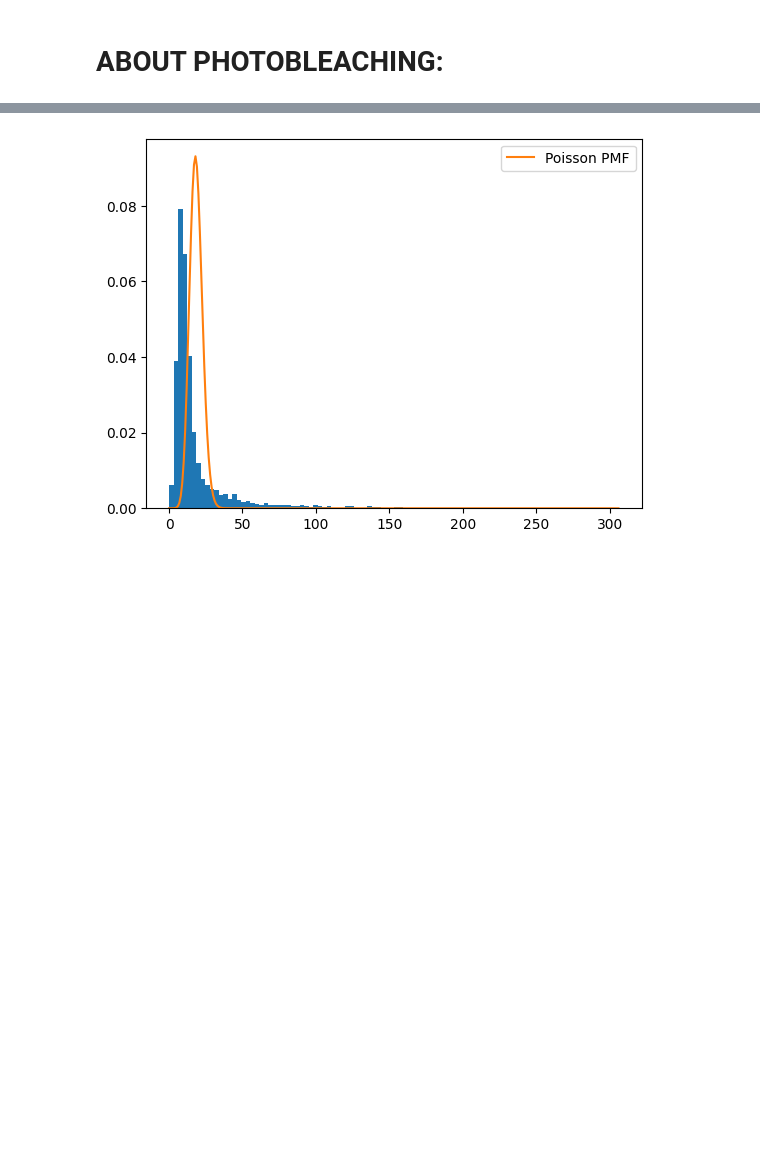
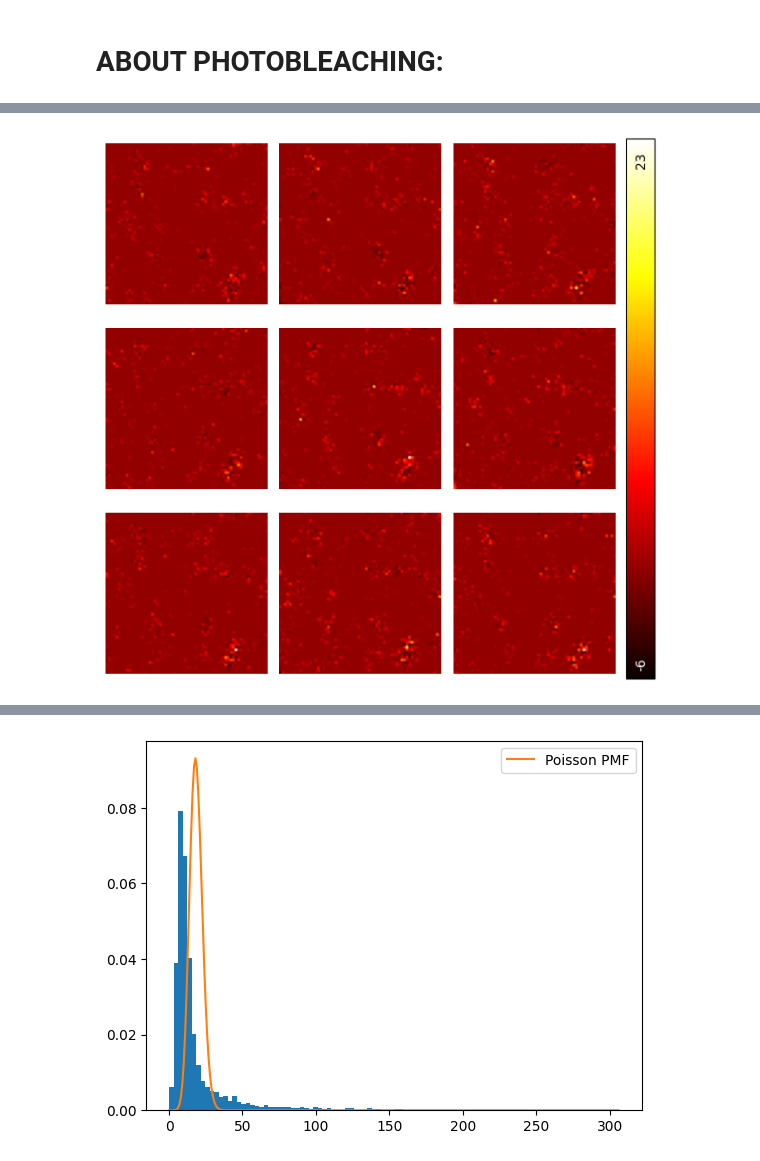
Before and after one commit to CarminatiGiovanni/tesi, a Jupyter notebook: analisi.ipynb, the cells around one changed output, grey strips where cells are left out. Drawn from its saved outputs; the diff is of its cells as text; code cells hidden in the pictures; blank space fills up the shorter version.

```diff
--- a/analisi.ipynb
+++ b/analisi.ipynb
@@ -8,6 +8,8 @@ import matplotlib.pyplot as plt
 import os
 import cv2
 import tifffile as tiff
+
+import brighteyes_ism.analysis.APR_lib as apr
 # from PIL import Image
 import h5py
 from scipy.optimize import curve_fit
@@ -23,14 +25,14 @@ from os import path
 import plotly.express as px
 from time import time
 
-file = 'Qdots_770nm_34mW_FOV4um_64x64_100rip_1msPixel_ROI8'
+file = 'Qdots_770nm_34mW_FOV5um_64x64_60rip_2msPixel_ROI6'
 
 # Qdots_37mW_FOV5um_64x64_100rip_5msPixel # fototubo?
-# Qdots_770nm_34mW_FOV4um_64x64_100rip_1msPixel_ROI8
-# Qdots_770nm_34mW_FOV3um_32x32_50rip_5msPixel_ROI7
-# Qdots_770nm_34mW_FOV5um_64x64_30rip_5msPixel_ROI5
-# Qdots_770nm_34mW_FOV5um_64x64_50rip_5msPixel_ROI4
-# Qdots_770nm_34mW_FOV5um_64x64_60rip_2msPixel_ROI6
+# Qdots_770nm_34mW_FOV4um_64x64_100rip_1msPixel_ROI8 # 100μs
+# Qdots_770nm_34mW_FOV3um_32x32_50rip_5msPixel_ROI7  # 100μs
+# Qdots_770nm_34mW_FOV5um_64x64_30rip_5msPixel_ROI5  # 100μs
+# Qdots_770nm_34mW_FOV5um_64x64_50rip_5msPixel_ROI4  # 100μs
+# Qdots_770nm_34mW_FOV5um_64x64_60rip_2msPixel_ROI6  # 100μs
 
 ####################################################################################
 ################################################## INPUT SECTION:
@@ -47,6 +49,7 @@ dir = os.getcwd()
 filename = path.join(dir,'images','2025 07 07-08 Qdots',file) # input
 savename = path.join(dir,'images','output',file) # output
 savenameSOFI = path.join(dir,'images','output','SOFI',file)
+savenameTEST = path.join(dir,'images','output','TEST')
 
 timeSwitch = True #True if i saved the timetraces
 spadFormat=7
@@ -279,0 +184,67 @@ Data format (z,rep,y,x,t,ch) (1, 100, 64, 64, 10, 49)
+# %%
+# SOFISIM D1
+
+def batched_fft_correlate(sig1, sig2):
+        """
+        sig1, sig2: shape (ny, nx, nt)
+        Returns correlation with shape (ny, nx, nt)
+        mode='same' behavior
+        """
+        ny, nx, nt = sig1.shape
+        # FFT length for 'same' mode
+        nfft = nt
+        f1 = np.fft.fft(sig1.reshape(-1, nt), n=nfft, axis=1)
+        f2 = np.fft.fft(sig2.reshape(-1, nt), n=nfft, axis=1)
+        corr = np.fft.ifft(f1 * np.conj(f2), axis=1).real
+        # Shift so that center aligns like mode='same'
+        corr = np.fft.fftshift(corr, axes=1)
+        return corr.reshape(ny, nx, nt)
+
+print('working on SOFISM d1... ')
+start = time()
+d1=np.asarray([data[0,:,:,:,:,i] for i in index1], dtype='float') # (z,rep,y,x,t,ch) -> (ch,rep,y,x,t)
+d1=np.transpose(d1,(2,3,4,1,0)) # (ch,rep,y,x,t) -> (y,x,t,rep,ch)
+
+d1 = d1.reshape(d1.shape[0],d1.shape[1],d1.shape[2]*d1.shape[3],d1.shape[4]) # (y,x,t,rep,ch) ->  (y,x,t*rep,ch)
+
+ny, nx, nt, nch = d1.shape
+imgN = int(nch * (nch - 1) / 2)
+print('dataset D1 shape: ',d1.shape)
+
+SOFISM_CORRELATION_0_d1 = np.zeros((ny, nx, imgN), dtype=np.int16)
+
+    # Precompute mean-subtracted signals for all channels
+d1_centered = d1 - d1.mean(axis=2, keepdims=True)
+
+chindex=-1
+
+import scipy as sc
+
+for ch1 in range(nch):
+    sig1 = d1_centered[:, :, :, ch1]  # shape (ny, nx, nt)
+    for ch2 in range(ch1 + 1, nch, 1):
+        chindex += 1
+        print(chindex, end=' ')
+        sig2 = d1_centered[:, :, :, ch2]
+        # corr = batched_fft_correlate(sig1, sig2)
+        SOFISM_CORRELATION_0_d1[:, :, chindex] = batched_fft_correlate(sig1, sig2)[:,:,0]  # take only the first time point
+
+usf = 10  # upsampling factor = subpixel precision
+ref_d1 = 5 #  5+4
+
+shift_vec_D1, SOFISM_D1_CH = apr.APR( SOFISM_CORRELATION_0_d1, usf, ref_d1, filter_sigma=1, pxsize = pxsizex*1000) #pxsize in nm
+SOFISM_D1 = SOFISM_D1_CH.sum(axis=2)
+
+end = time()
+TIME_SOFISM_D1 = end - start
+
+print('\ndone SOFISM D1: ' + str(int(TIME_SOFISM_D1/60)) + 'm' + str(int(TIME_SOFISM_D1%60)) + 's')
+fig_1 = gra.ShowDataset(SOFISM_CORRELATION_0_d1,normalize = True, colorbar=True) # SHOW 49 images
+
+del SOFISM_D1_CH, shift_vec_D1 # SOFISM_CORRELATION_0_d1
+
+tiff.imwrite(savenameTEST + '\\SOFISM_D1_10.tiff', SOFISM_D1/np.max(SOFISM_D1))
+
+gra.ShowImg(SOFISM_D1,pxsize_x=pxsizex)
+plt.show()
+# %% [output]
@@ -279,0 +255 @@ Data format (z,rep,y,x,t,ch) (1, 100, 64, 64, 10, 49)
+[figure, added]
```
Also changed, not shown: parts of 14 cells of this notebook, 15 other files.
